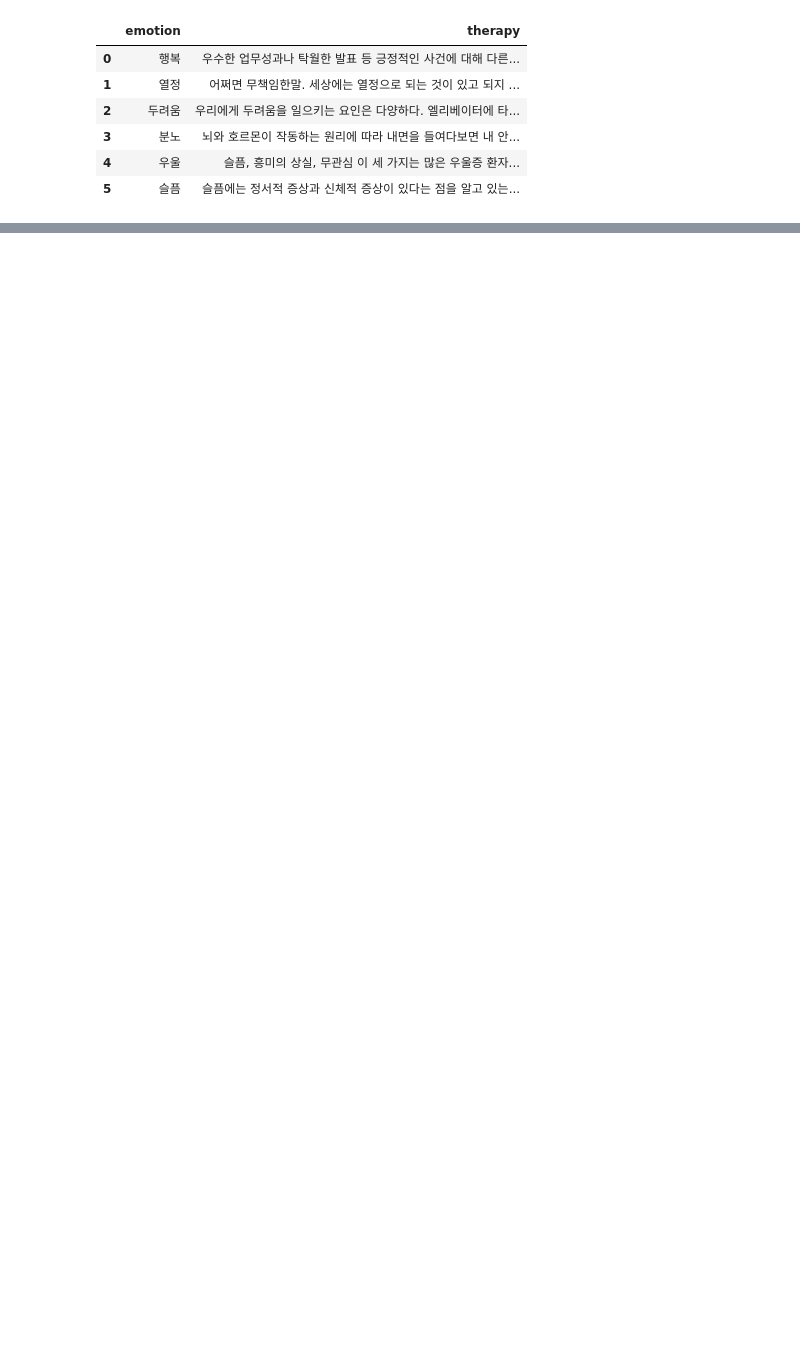
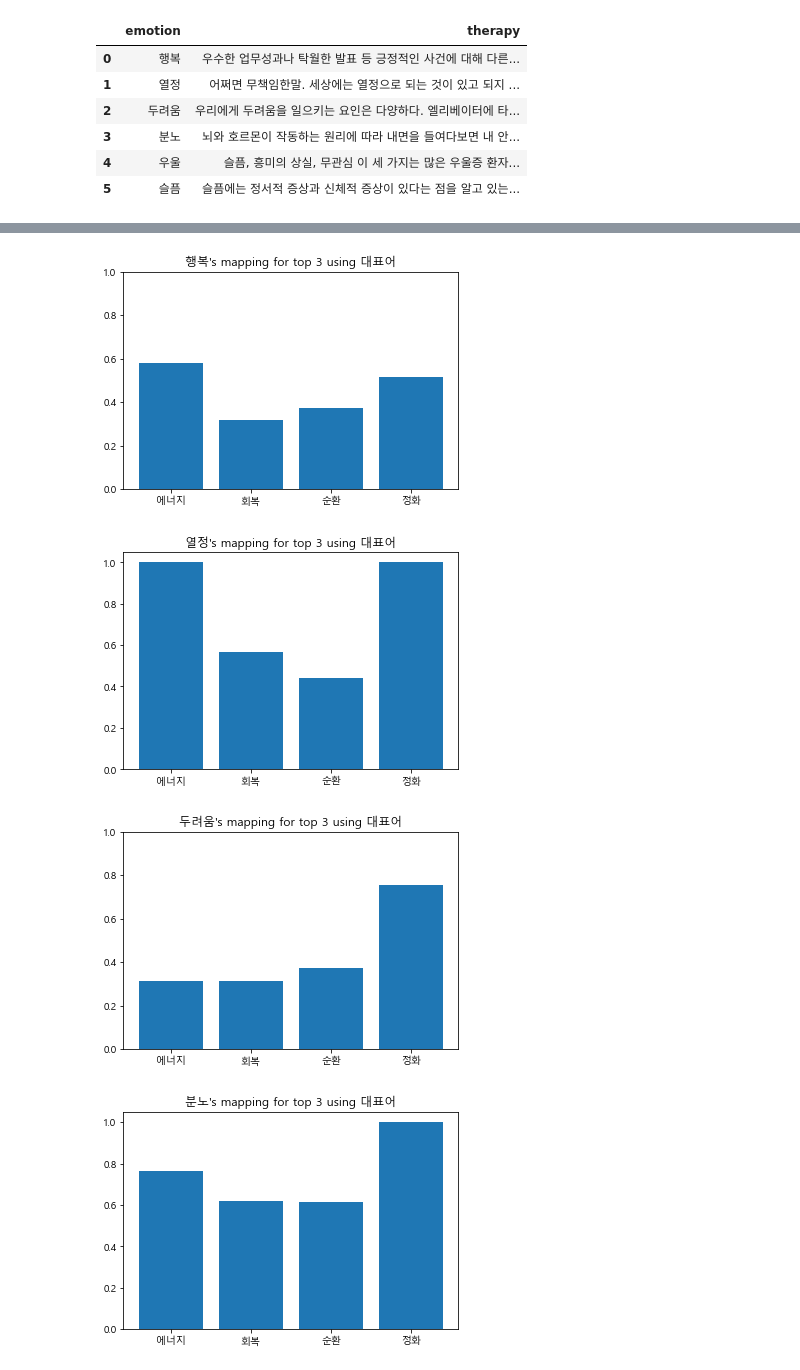
Before and after one commit to sigongjoa/emotion_thearpy, a Jupyter notebook: notebooks/check_emtion_data.ipynb, the cells around one changed output, grey strips where cells are left out. Drawn from its saved outputs; the diff is of its cells as text; code cells hidden in the pictures; blank space fills up the shorter version.

```diff
--- a/notebooks/check_emtion_data.ipynb
+++ b/notebooks/check_emtion_data.ipynb
@@ -294,0 +238,3 @@ XYZ.sim_word_to_csv(1000,f'simwords {topn} in wiki data.csv')
+# %%
+h_data = pd.read_csv("../data/emotion_data_hand_craft.csv")
+h_data
@@ -294,0 +249,3 @@ XYZ.sim_word_to_csv(1000,f'simwords {topn} in wiki data.csv')
+# %%
+hXYZ = check_data(h_data)
+hXYZ.todf("../result/emotion_estimation_hand_craft.csv")
@@ -294,0 +260,8 @@ XYZ.sim_word_to_csv(1000,f'simwords {topn} in wiki data.csv')
+# %%
+for i in range(0,5):
+    hXYZ.result(i,3,True)
+# %% [output]
+[figure, added]
+[figure, added]
+[figure, added]
+[figure, added]
```
Also changed, not shown: parts of 12 cells of this notebook, 9 other files.
